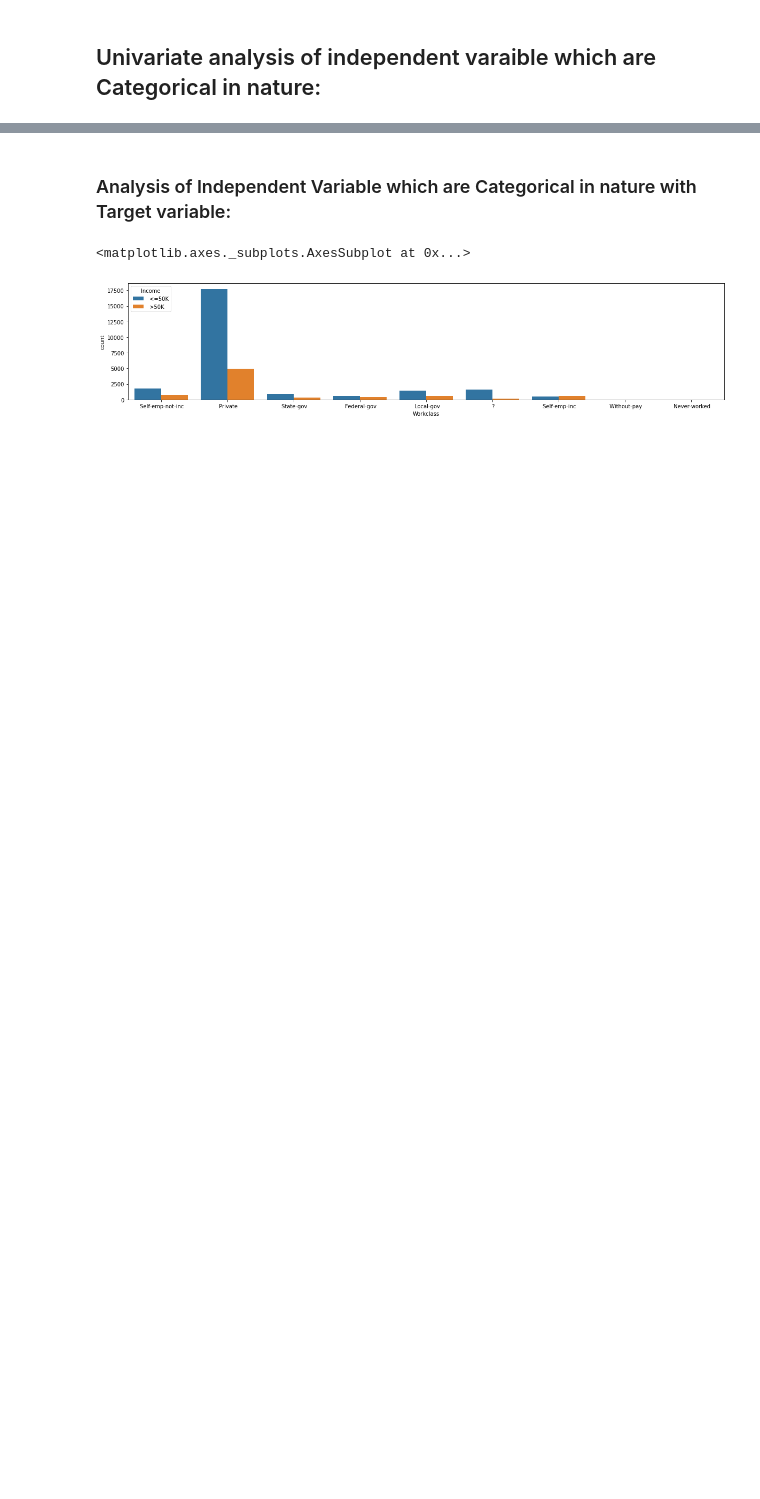
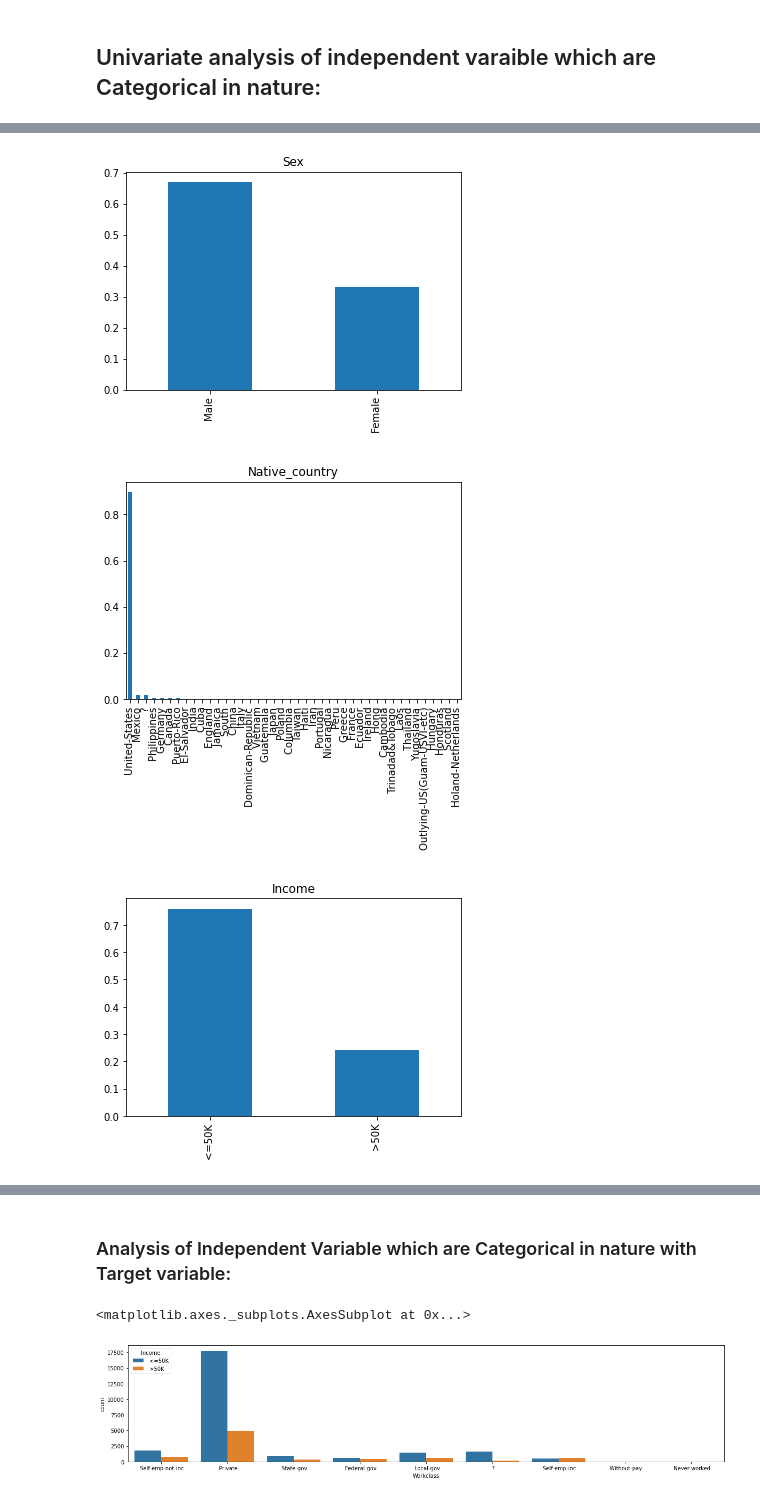
Before and after one commit to riturani2403/Data-Trained-practice-projects, a Jupyter notebook: Adult_Census_Income.ipynb, the cells around one changed output, grey strips where cells are left out. Drawn from its saved outputs; the diff is of its cells as text; code cells hidden in the pictures; blank space fills up the shorter version.

```diff
--- a/Adult_Census_Income.ipynb
+++ b/Adult_Census_Income.ipynb
@@ -181,0 +228,6 @@ plt.show()
+# %%
+for i in df.columns:
+    if df[i].dtypes== "object":
+        df[i].value_counts(normalize=True).plot.bar(figsize=(6,4), title=i)
+        plt.show()
+# %% [output]
@@ -181,0 +240,3 @@ plt.show()
+[figure, added]
+[figure, added]
+[figure, added]
```
Also changed, not shown: parts of 48 cells of this notebook.
